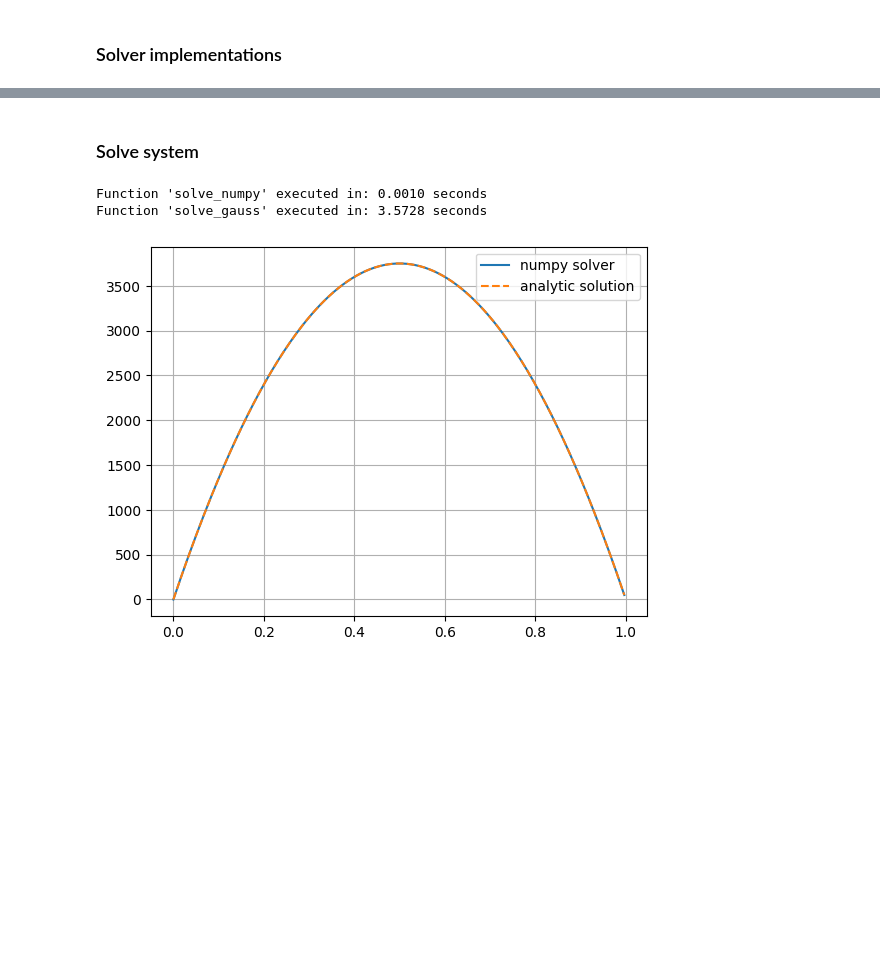
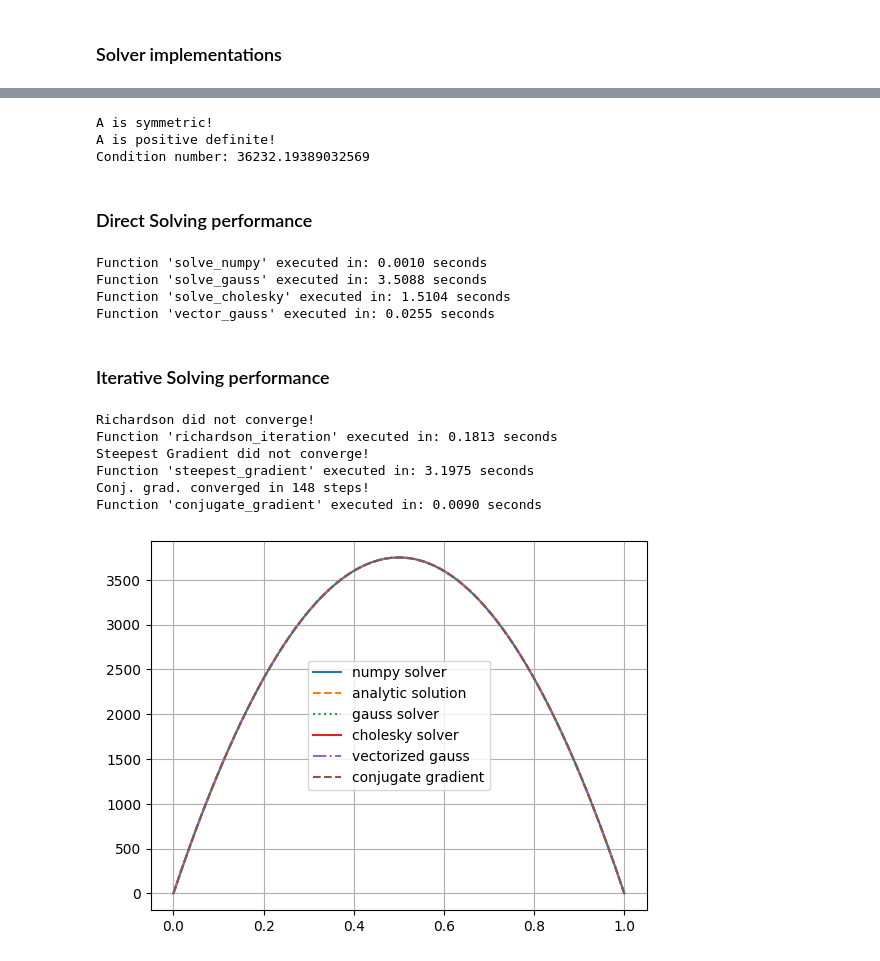
Before and after one commit to ajayhanssen/ThermalBar, a Jupyter notebook: thermalBar.ipynb, the cells around one changed output, grey strips where cells are left out. Drawn from its saved outputs; the diff is of its cells as text; code cells hidden in the pictures; blank space fills up the shorter version.

```diff
--- a/thermalBar.ipynb
+++ b/thermalBar.ipynb
@@ -37,21 +42,11 @@ Text(0, 0.5, 'temperature on beam in °C')
 # %%
-n = np.size(x)
+n = np.size(x)-2
 h = x[1] - x[0]
 
-A = (-2*np.eye(n) +
-     np.eye(n, k=1) +
-     np.eye(n, k=-1))
+A = (2*np.eye(n) - np.eye(n, k=1) - np.eye(n, k=-1))
 A = A / h**2
 
-b = np.full(n, -Q0 / (lamb * Across))
-
-A[0, :] = 0
-A[0, 0] = 1
-b[0] = 0
-
-A[-1, :] = 0
-A[-1, -1] = 1
-b[-1] = 0
+b = np.full(n, Q0 / (lamb * Across))
 
 print(A)
 # %% [output]
@@ -128,16 +239,62 @@ def solve_gauss(A,b):
+# %%
+if np.allclose(A, A.T):
+    print("A is symmetric!")
+else:
+    print("A is not symmetric!")
+
+if is_pos_def(A):
+    print("A is positive definite!")
+else:
+    print("A is not positive definite!")
+
+print(f"Condition number: {np.linalg.cond(A)}") # same as lam_max/lam_min
+# %% [output]
+A is symmetric!
+A is positive definite!
+Condition number: 36232.19389032569
 # %% [markdown]
-### Solve system
+### Direct Solving performance
 # %%
-T_numpy = solve_numpy(A,b)
-T_gauss = solve_gauss(A,b)
+T_numpy = solve_numpy(A, b)
+T_numpy = apply_init_conditions(T_numpy, 0, 0)
+
+T_gauss = solve_gauss(A, b)
+T_gauss = apply_init_conditions(T_gauss, 0, 0)
+
+T_cholesky = solve_cholesky(A, b)
+T_cholesky = apply_init_conditions(T_cholesky, 0, 0)
+
+T_vec_gauss = vector_gauss(A,b)
+T_vec_gauss = apply_init_conditions(T_vec_gauss, 0, 0)
 # %% [output]
 Function 'solve_numpy' executed in: 0.0010 seconds
-Function 'solve_gauss' executed in: 3.5728 seconds
+Function 'solve_gauss' executed in: 3.5088 seconds
+Function 'solve_cholesky' executed in: 1.5104 seconds
+Function 'vector_gauss' executed in: 0.0255 seconds
+# %% [markdown]
+### Iterative Solving performance
+# %%
+T_richard = richardson_iteration(A, b, np.zeros_like(b), 0.01, 10000)
+T_steep_grad = steepest_gradient(A, b, np.zeros_like(b), 10000)
+
+T_conj_grad = conjugate_gradient(A, b, np.zeros_like(b), 10000)
+T_conj_grad = apply_init_conditions(T_conj_grad, 0, 0)
+# %% [output]
+Richardson did not converge!
+Function 'richardson_iteration' executed in: 0.1813 seconds
+Steepest Gradient did not converge!
+Function 'steepest_gradient' executed in: 3.1975 seconds
+Conj. grad. converged in 148 steps!
+Function 'conjugate_gradient' executed in: 0.0090 seconds
 # %%
-end = -1
-plt.plot(x[0:end],T_numpy[0:end], label="numpy solver")
-plt.plot(x[0:end],T_analytic[0:end], label="analytic solution", linestyle="--")
+
+plt.plot(x,T_numpy, label="numpy solver")
+plt.plot(x,T_analytic, label="analytic solution", linestyle="--")
+plt.plot(x,T_gauss, label="gauss solver", linestyle=":")
+plt.plot(x,T_cholesky, label="cholesky solver", linestyle="-")
+plt.plot(x,T_vec_gauss, label="vectorized gauss", linestyle="-.")
+plt.plot(x,T_conj_grad, label="conjugate gradient", linestyle="--")
 plt.legend()
 plt.grid()
 # %% [output]
-[figure, old version]
+[figure, new version]
```
Also changed, not shown: parts of 14 cells of this notebook, 1 other file.
